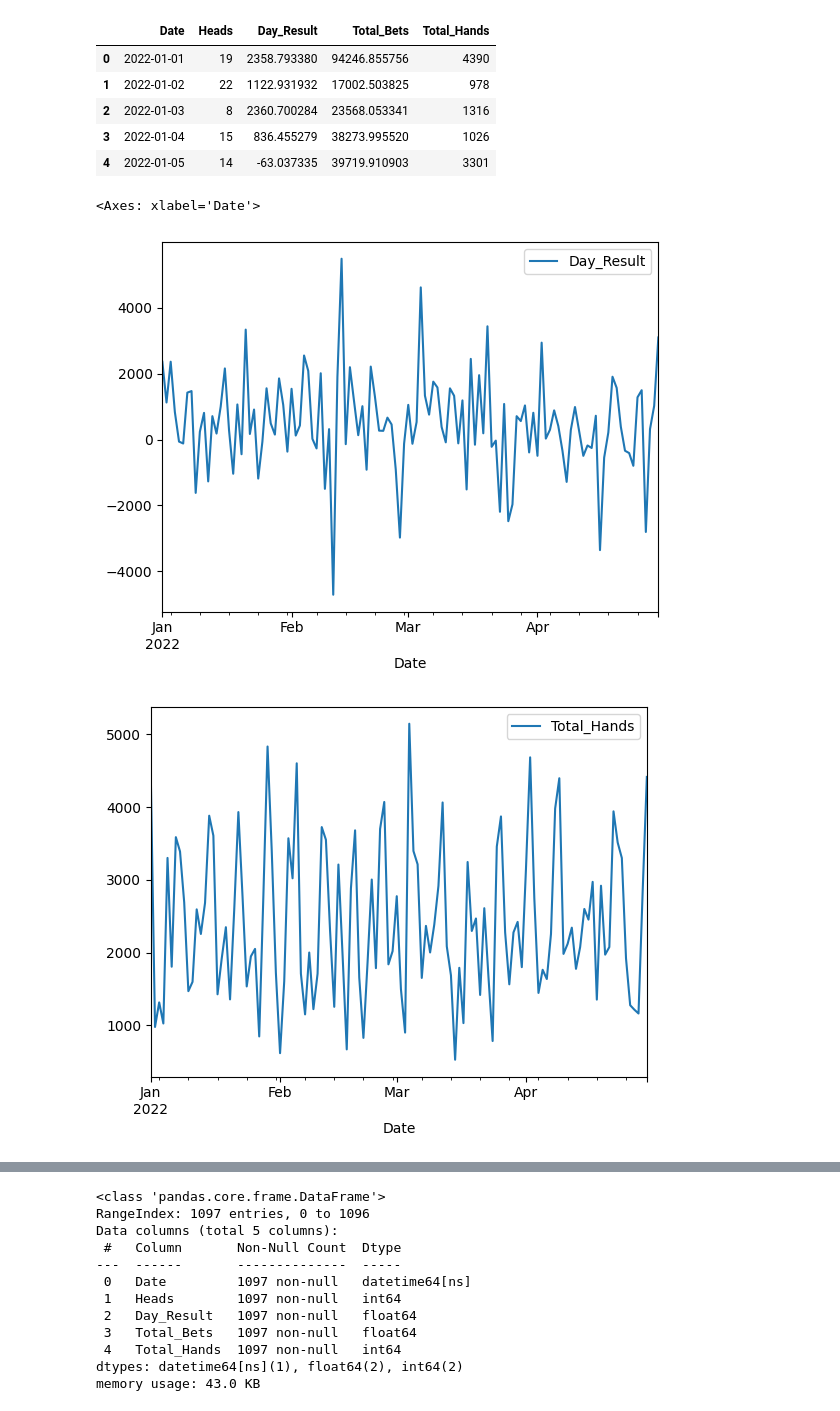
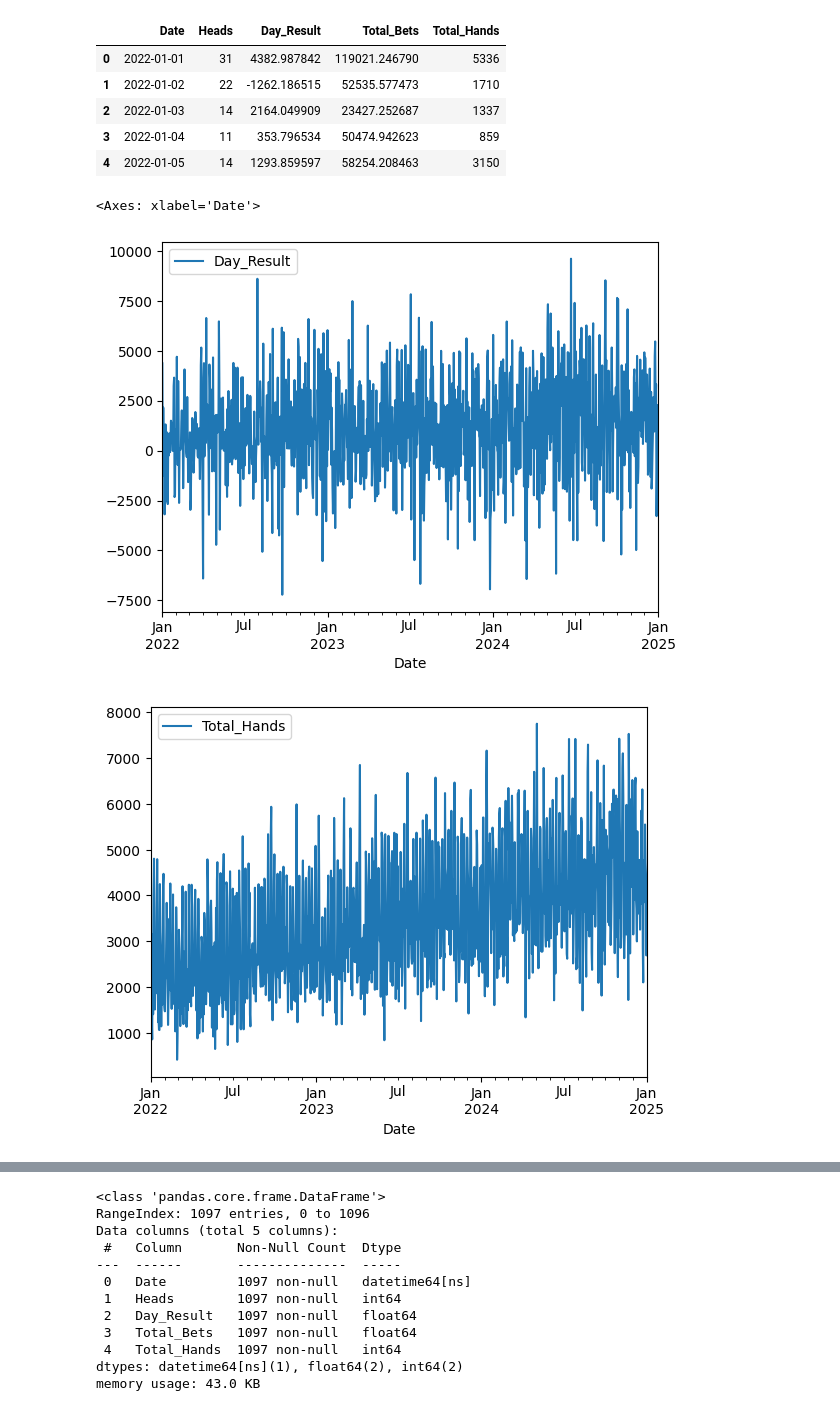
Before and after one commit to TrR1s/DS_examples, a Jupyter notebook: simulator.ipynb, the cells around one changed output, grey strips where cells are left out. Cells and saved outputs as stored; diff of their text form; code cells hidden in the pictures.

Commit message:
trend add

```diff
--- a/simulator.ipynb
+++ b/simulator.ipynb
@@ -6,7 +7,7 @@ from utils import simulator_period,save_sim_resuls
 start_date = datetime.strptime("01/1/2022", "%d/%m/%Y")
 end_date = datetime.strptime("01/1/2025", "%d/%m/%Y")
 # %%
-casino_fig, plr_pool = simulator_period(start_date,end_date)
+casino_fig, plr_pool = simulator_period(start_date,end_date,trend_func = TrendFunc.make_trend_dict_line)
 save_sim_resuls(casino_fig, plr_pool)
 # %%
 prl_pool_df=pd.read_csv('plr_pool.csv', parse_dates = ['last_visit'])
@@ -27,16 +28,16 @@ prl_pool_df[['res_mean','hands_mean','bets_mean', 'visits']].hist(figsize=(12,6)
 casino_fig.head()
 # %% [output]
 |  | Date | Heads | Day_Result | Total_Bets | Total_Hands |
-| 0 | 2022-01-01 | 19 | 2358.793380 | 94246.855756 | 4390 |
-| 1 | 2022-01-02 | 22 | 1122.931932 | 17002.503825 | 978 |
-| 2 | 2022-01-03 | 8 | 2360.700284 | 23568.053341 | 1316 |
-| 3 | 2022-01-04 | 15 | 836.455279 | 38273.995520 | 1026 |
-| 4 | 2022-01-05 | 14 | -63.037335 | 39719.910903 | 3301 |
+| 0 | 2022-01-01 | 31 | 4382.987842 | 119021.246790 | 5336 |
+| 1 | 2022-01-02 | 22 | -1262.186515 | 52535.577473 | 1710 |
+| 2 | 2022-01-03 | 14 | 2164.049909 | 23427.252687 | 1337 |
+| 3 | 2022-01-04 | 11 | 353.796534 | 50474.942623 | 859 |
+| 4 | 2022-01-05 | 14 | 1293.859597 | 58254.208463 | 3150 |
 # %%
-casino_fig[:120].plot(x="Date", y ="Day_Result")
-casino_fig[:120].plot(x="Date", y ="Total_Hands")
-casino_fig[:120].plot(x="Date", y ="Total_Bets")
+casino_fig[:].plot(x="Date", y ="Day_Result")
+casino_fig[:].plot(x="Date", y ="Total_Hands")
+casino_fig[:].plot(x="Date", y ="Total_Bets")
 # %% [output]
 <Axes: xlabel='Date'>
-[figure, old version]
+[figure, new version]
-[figure, old version]
+[figure, new version]
```
Also changed, not shown: parts of 4 cells of this notebook, 12 other files.
